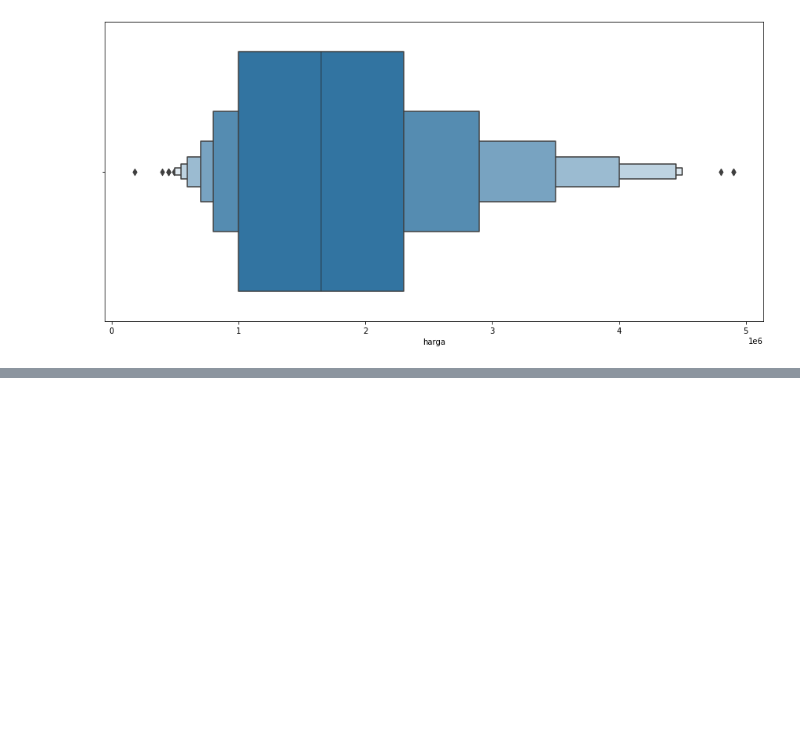
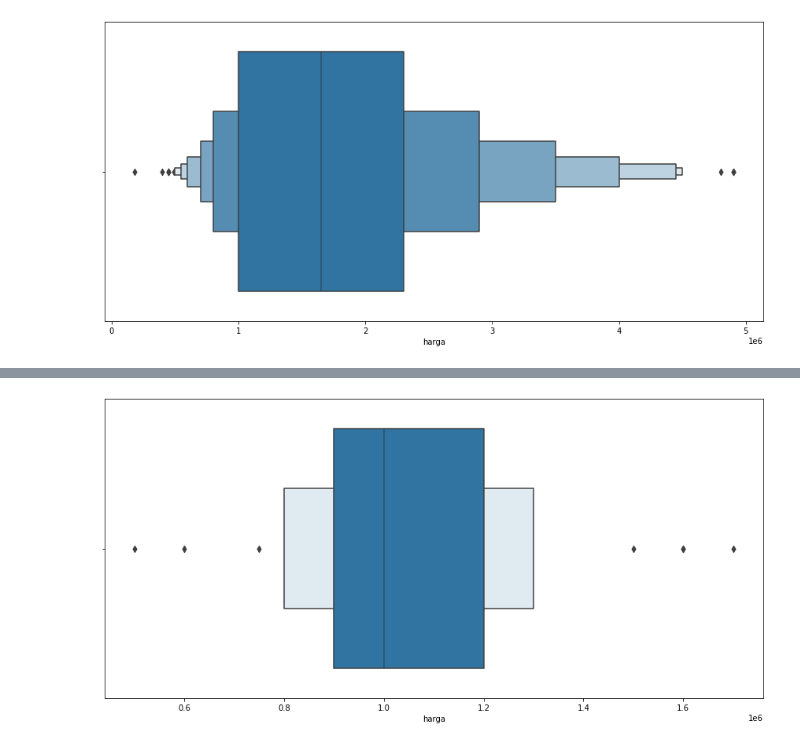
Before and after one commit to IrfanChairurrachman/scrapper, a Jupyter notebook: sewakost_scrapper.ipynb, the cells around one changed output, grey strips where cells are left out. Saved outputs shown, nothing was run; the diff lists cells and outputs as text; code cells hidden in the pictures; blank space fills up the shorter version.

```diff
--- a/sewakost_scrapper.ipynb
+++ b/sewakost_scrapper.ipynb
@@ -259,0 +363,5 @@ sns.boxenplot(x=df['harga']);
+# %%
+plt.figure(figsize=(15,7))
+sns.boxenplot(x=wifi_kamar_mandi['harga']);
+# %% [output]
+[figure, added]
```
Also changed, not shown: parts of 17 cells of this notebook.
